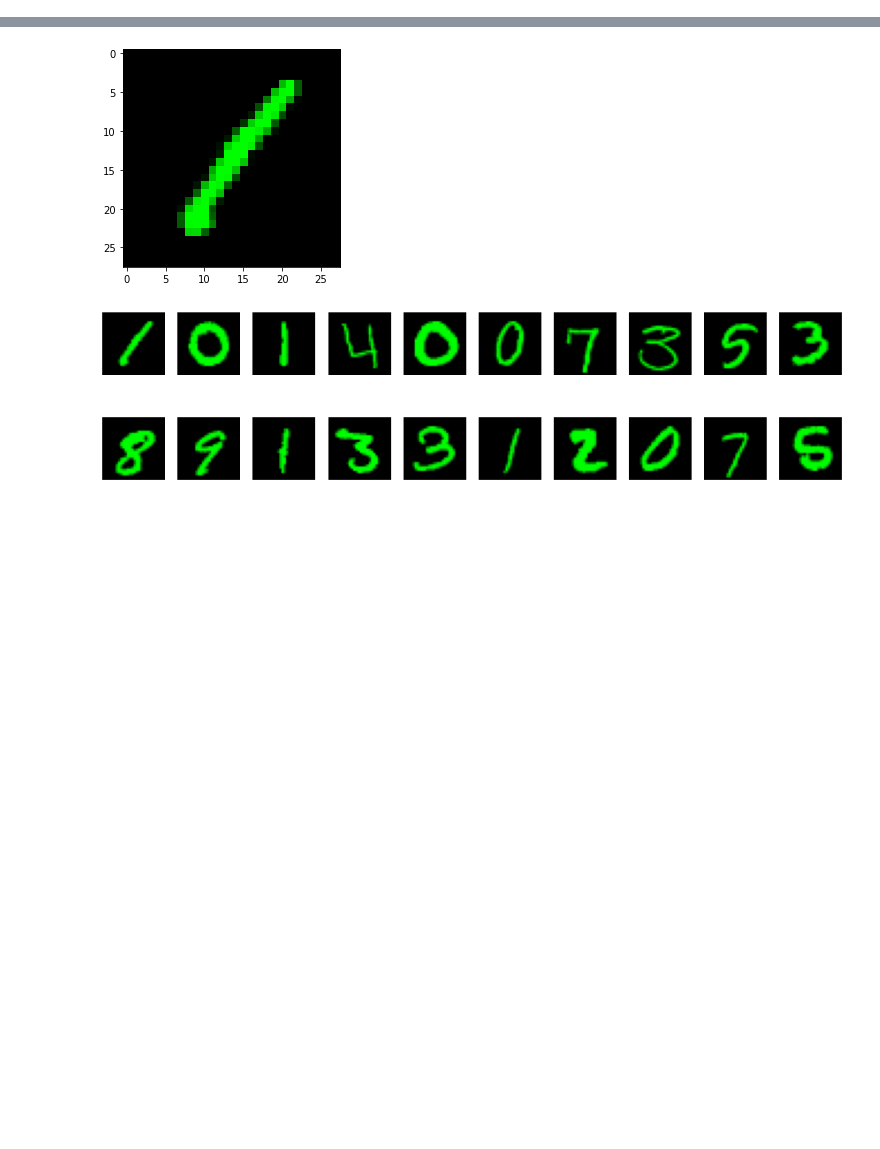
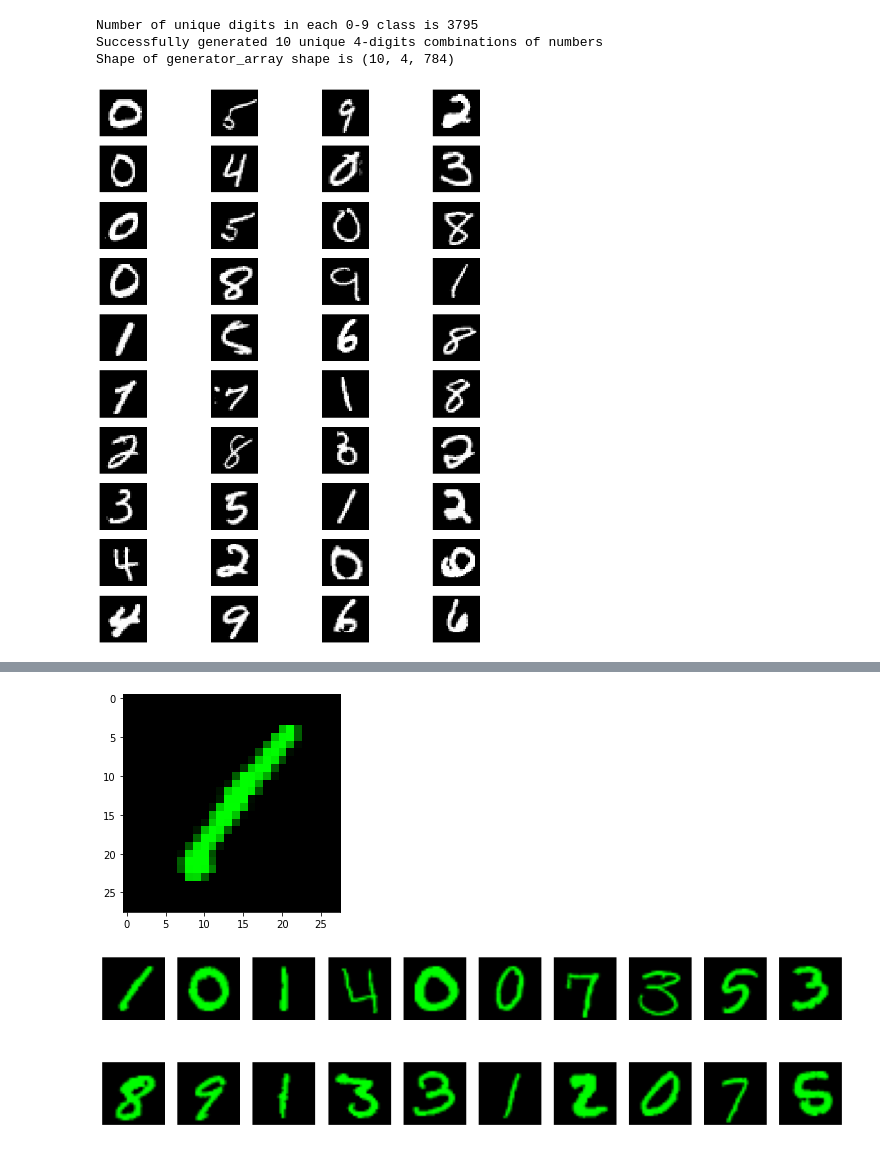
Before and after one commit to tunmustard/features_extractions, a Jupyter notebook: main_data_set_preparation.ipynb, the cells around one changed output, grey strips where cells are left out. Drawn from its saved outputs; the diff is of its cells as text; code cells hidden in the pictures; blank space fills up the shorter version.

Commit message:
data preparation in progress

```diff
--- a/main_data_set_preparation.ipynb
+++ b/main_data_set_preparation.ipynb
@@ -81,0 +81,32 @@ x_train = np.array(mnist_train[['pixel' + str(idx) for idx in range(784)]][:20])
+# %%
+#Create n random conbination of 4-digits numbers
+num_digits = 4
+num_samples = 10
+
+#Find minumum value of specific elements belong to one label
+min_numbers = min(mnist_train['label'].value_counts())
+
+#Create balanced data array with (10*min_numbers) elements =  (min_numbers "0" pics) + ... + (min_numbers "9" pics)
+mnist_train_balanced = np.concatenate([np.array(mnist_train[mnist_train['label']==i].drop(columns=['label']))[0:min_numbers] for i in range(10)], axis=0)
+
+#Make list of unique numbers combination
+comb_ids = np.unique(np.array([np.random.randint(mnist_train_balanced.shape[0], size=num_digits) for i in range(num_samples*2)]),axis=0)[:num_samples]
+print("Number of unique digits in each 0-9 class is %s"%min_numbers)
+if comb_ids.shape[0] < num_samples:
+    print("WARNING!!! List is shorter than required %s because of duplications, try to regenerate"%num_samples)
+else:
+    print("Successfully generated %s unique %s-digits combinations of numbers"%(num_samples,num_digits))
+
+#make main array
+generator_array = np.array([mnist_train_balanced[i] for i in comb_ids])
+
+print("Shape of generator_array shape is", generator_array.shape)
+# %% [output]
+Number of unique digits in each 0-9 class is 3795
+Successfully generated 10 unique 4-digits combinations of numbers
+Shape of generator_array shape is (10, 4, 784)
+# %%
+#Show first 3 group
+Debug.show_images_list(generator_array[:10].reshape(-1,28,28), col_number = 4)
+# %% [output]
+[figure, added]
```
Also changed, not shown: parts of 6 cells of this notebook.
